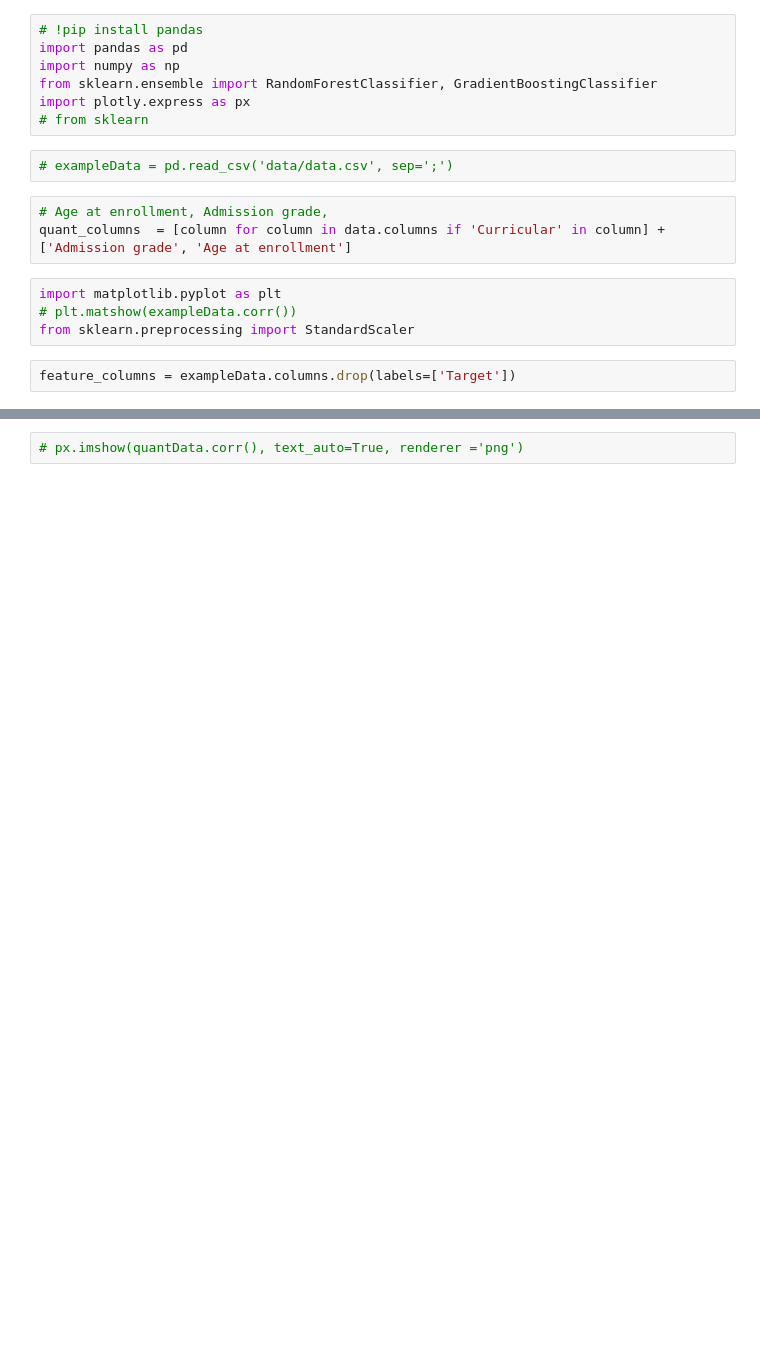
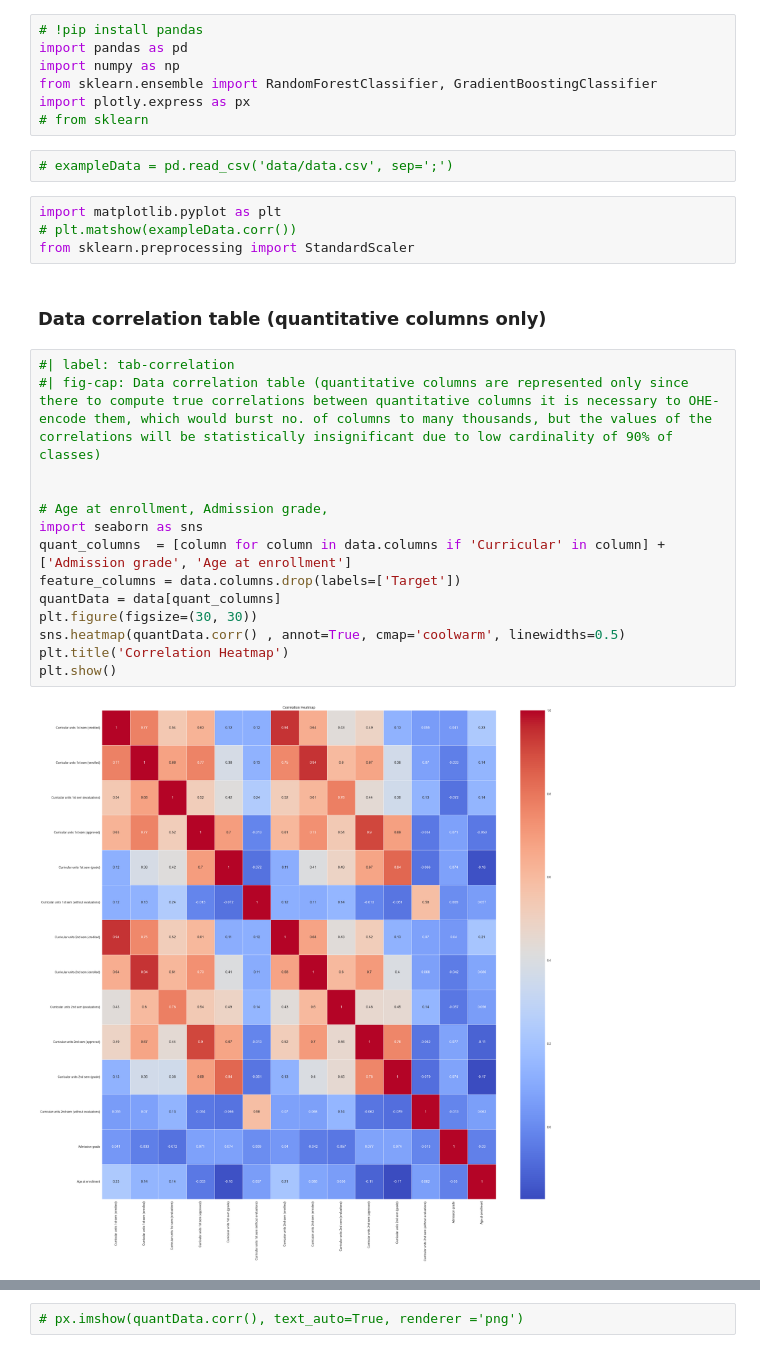
Before and after one commit to atdiausx2/albudurarrtu, a Jupyter notebook: report_AzadhdhinNedalYunisAlFraijat.ipynb, the cells around one changed output, grey strips where cells are left out. Saved outputs shown, nothing was run; the diff lists cells and outputs as text; blank space fills up the shorter version.

```diff
--- a/report_AzadhdhinNedalYunisAlFraijat.ipynb
+++ b/report_AzadhdhinNedalYunisAlFraijat.ipynb
@@ -477,12 +478,25 @@ import plotly.express as px
 # from sklearn
 # %%
 # exampleData = pd.read_csv('data/data.csv', sep=';')
-# %%
-# Age at enrollment, Admission grade,
-quant_columns  = [column for column in data.columns if 'Curricular' in column] + ['Admission grade', 'Age at enrollment']
 # %%
 import matplotlib.pyplot as plt
 # plt.matshow(exampleData.corr())
 from sklearn.preprocessing import StandardScaler
-# %%
-feature_columns = exampleData.columns.drop(labels=['Target'])
+# %% [markdown]
+### Data correlation table (quantitative columns only)
+# %%
+#| label: tab-correlation
+#| fig-cap: Data correlation table (quantitative columns are represented only since there to compute true correlations between quantitative columns it is necessary to OHE-encode them, which would burst no. of columns to many thousands, but the values of the correlations will be statistically insignificant due to low cardinality of 90% of classes)
+
+
+# Age at enrollment, Admission grade,
+import seaborn as sns
+quant_columns  = [column for column in data.columns if 'Curricular' in column] + ['Admission grade', 'Age at enrollment']
+feature_columns = data.columns.drop(labels=['Target'])
+quantData = data[quant_columns]
+plt.figure(figsize=(30, 30))
+sns.heatmap(quantData.corr() , annot=True, cmap='coolwarm', linewidths=0.5)
+plt.title('Correlation Heatmap')
+plt.show()
+# %% [output]
+[figure, added]
```
Also changed, not shown: parts of 15 cells of this notebook, 10 other files.
